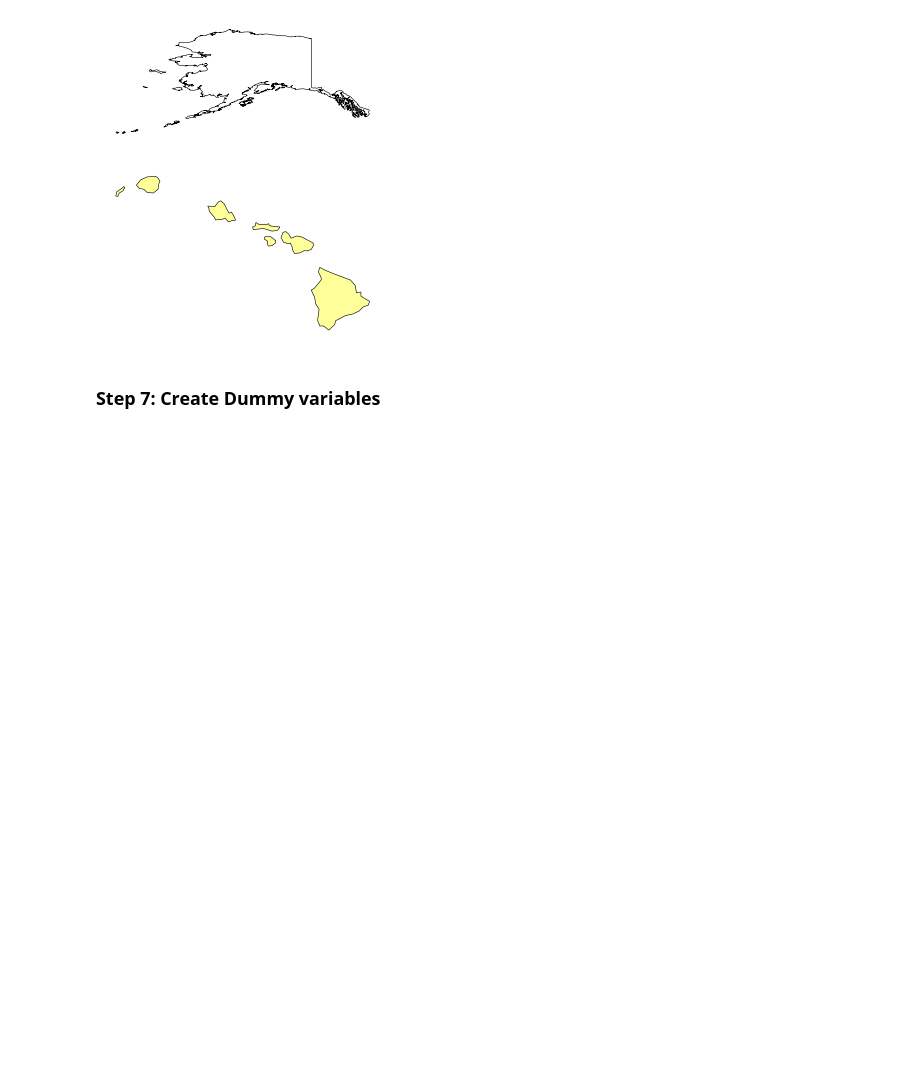
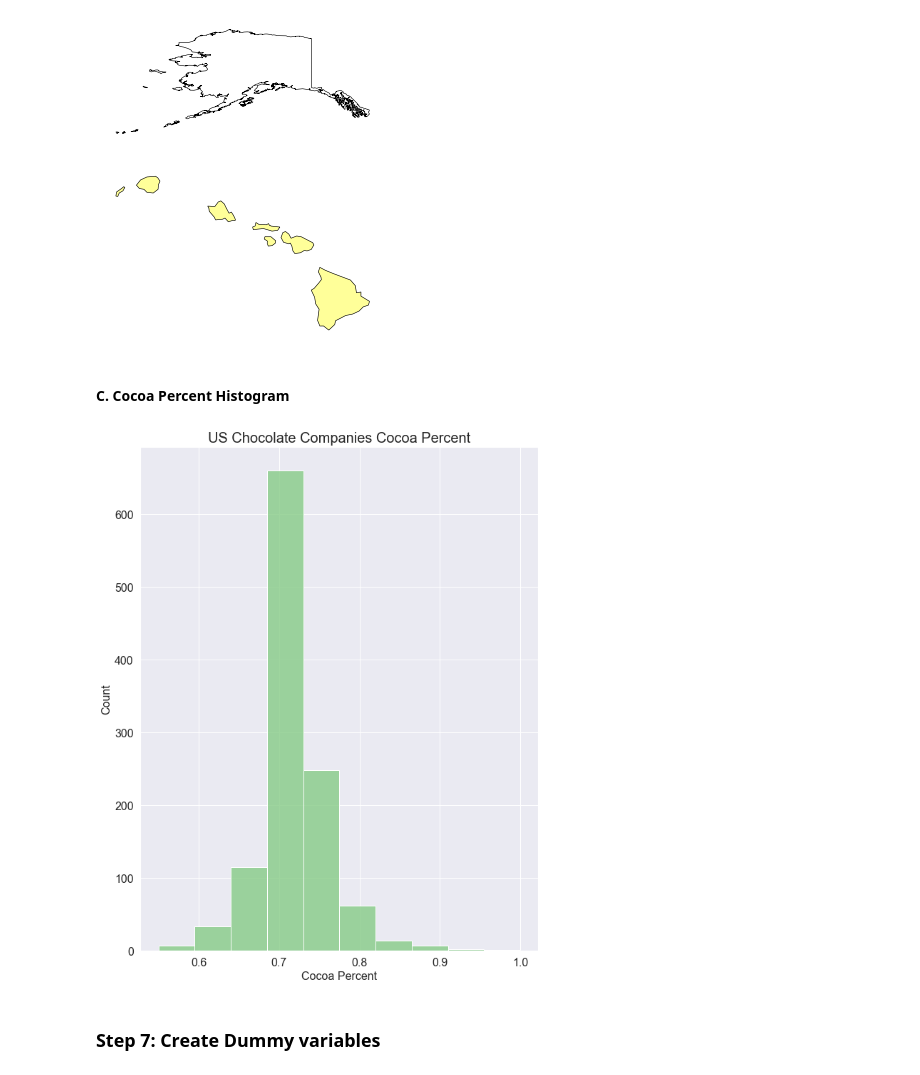
Before and after one commit to cableredi/BellevueUniv_MDS, a Jupyter notebook: DSC550/Term Paper/Chocolate_CableKimberly.ipynb, the cells around one changed output. Cells and saved outputs as stored; diff of their text form; code cells hidden in the pictures; blank space fills up the shorter version.

```diff
--- a/DSC550/Term Paper/Chocolate_CableKimberly.ipynb
+++ b/DSC550/Term Paper/Chocolate_CableKimberly.ipynb
@@ -960,6 +1069,26 @@ fig = hawaii_ratings.get_figure()
 fig.savefig('figures/hawaii_ratings.png', bbox_inches='tight')
 # %% [output]
 [figure]
+# %% [markdown]
+#### C. Cocoa Percent Histogram
+# %%
+#fig, ax = plt.subplots()
+
+plt.figure()
+sns.set(rc={'figure.figsize':(8, 8)})
+ax = sns.histplot(data = chocolate_usa, x = "cocoa_percent", stat = 'count', bins = 10, color = '#7fc97f')
+ax.tick_params(axis='both', which='major', labelsize = 16)
+ax.set_ylabel('Count', fontsize = 16)
+ax.set_xlabel('Cocoa Percent', fontsize = 16)
+ax.set_title('US Chocolate Companies Cocoa Percent', fontsize = 20)
+#plt.show()
+
+# Save figure
+ax.get_figure().savefig('figures\cocoa_percent.png',
+           bbox_inches = 'tight',
+           transparent = True)
+# %% [output]
+[figure, added]
 # %% [markdown]
 ### Step 7: Create Dummy variables
 # %%
```
Also changed, not shown: parts of 25 cells of this notebook.
